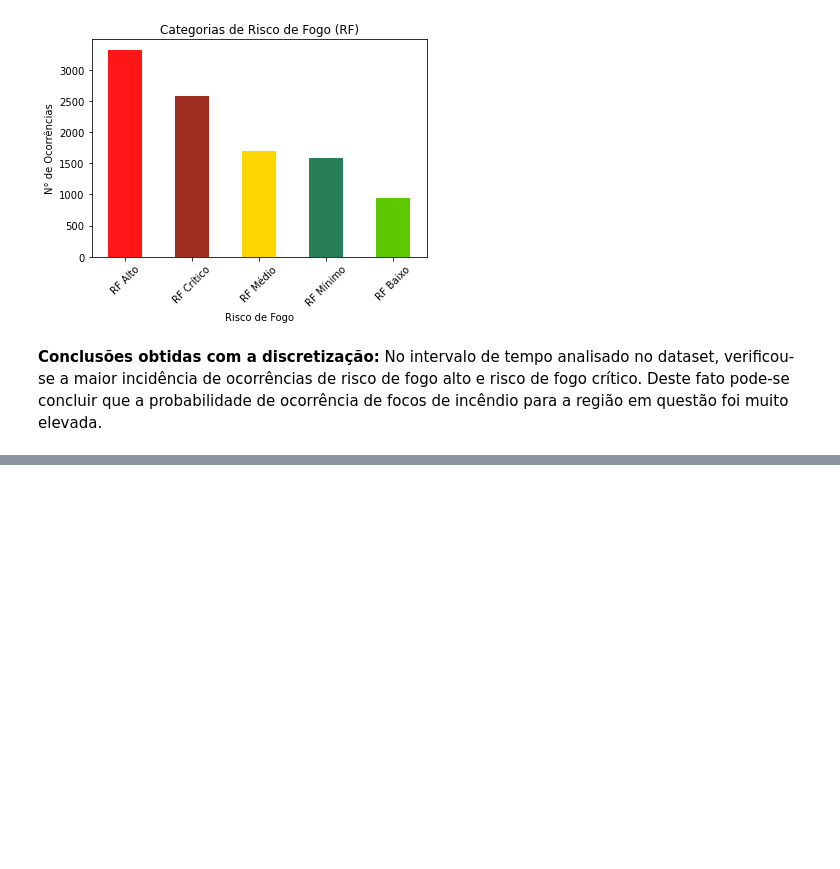
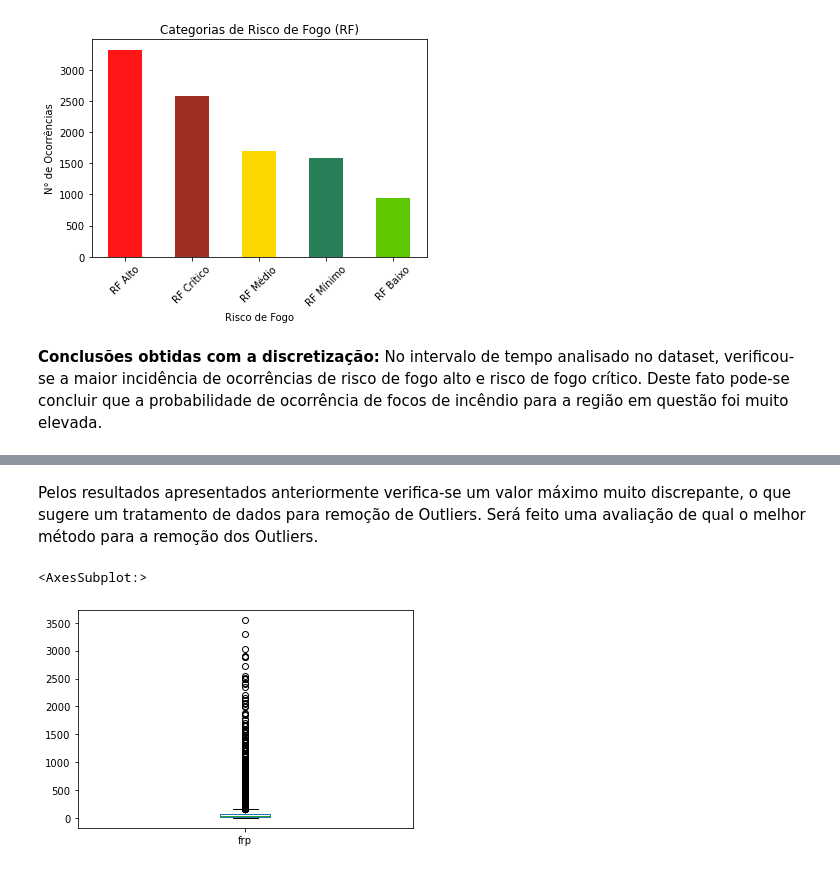
Before and after one commit to wanderson-r-marques/projeto-intro-analise-dados, a Jupyter notebook: projeto-intro-analise-dados.ipynb, the cells around one changed output, grey strips where cells are left out. Saved outputs shown, nothing was run; the diff lists cells and outputs as text; code cells hidden in the pictures; blank space fills up the shorter version.

Commit message:
avaliaçao dos Outliers

```diff
--- a/projeto-intro-analise-dados.ipynb
+++ b/projeto-intro-analise-dados.ipynb
@@ -181,0 +213,8 @@ plt.show()
+# %% [markdown]
+Pelos resultados apresentados anteriormente verifica-se um valor máximo muito discrepante, o que sugere um tratamento de dados para remoção de Outliers. Será feito uma avaliação de qual o melhor método para a remoção dos Outliers.
+# %%
+# Exibição do diagrama de caixa
+df['frp'].plot.box()
+# %% [output]
+<AxesSubplot:>
+[figure, added]
```
Also changed, not shown: parts of 14 cells of this notebook, 1 other file.
